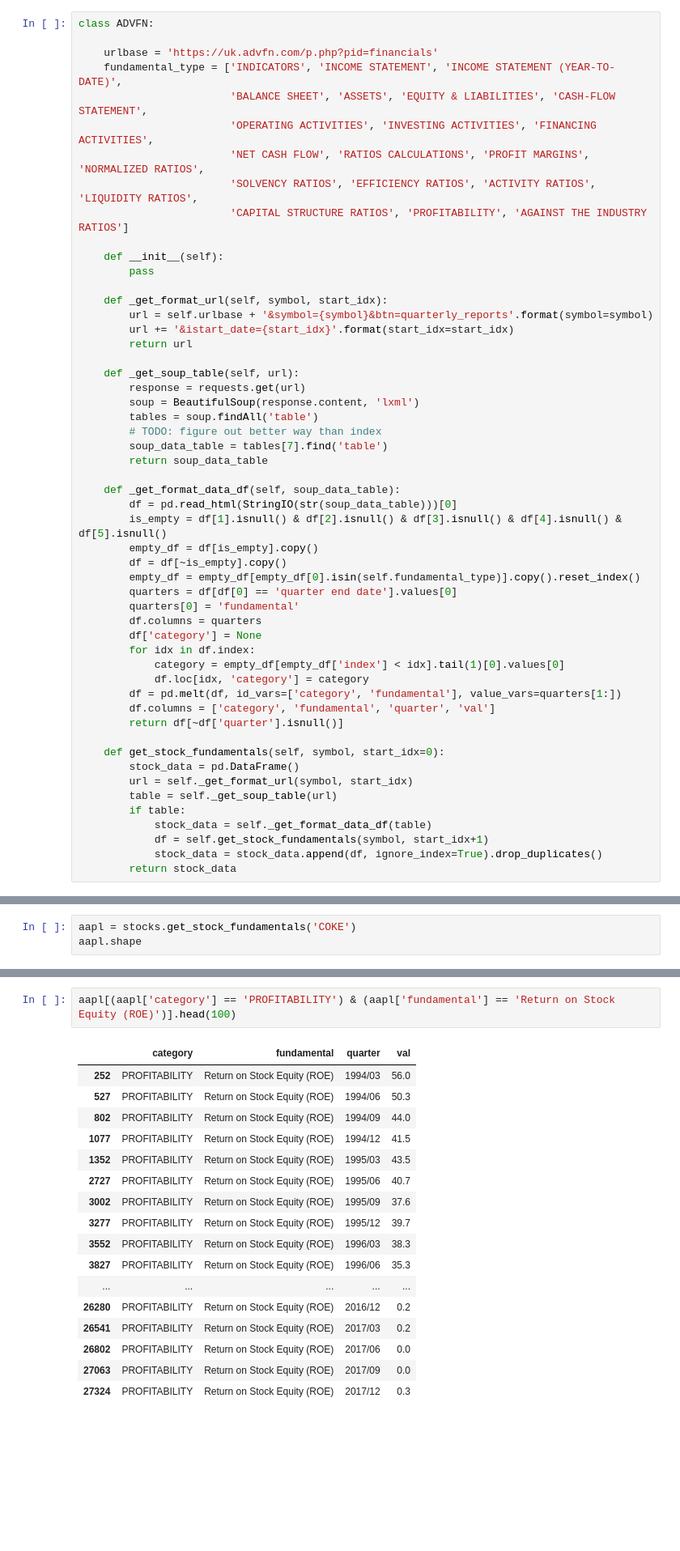
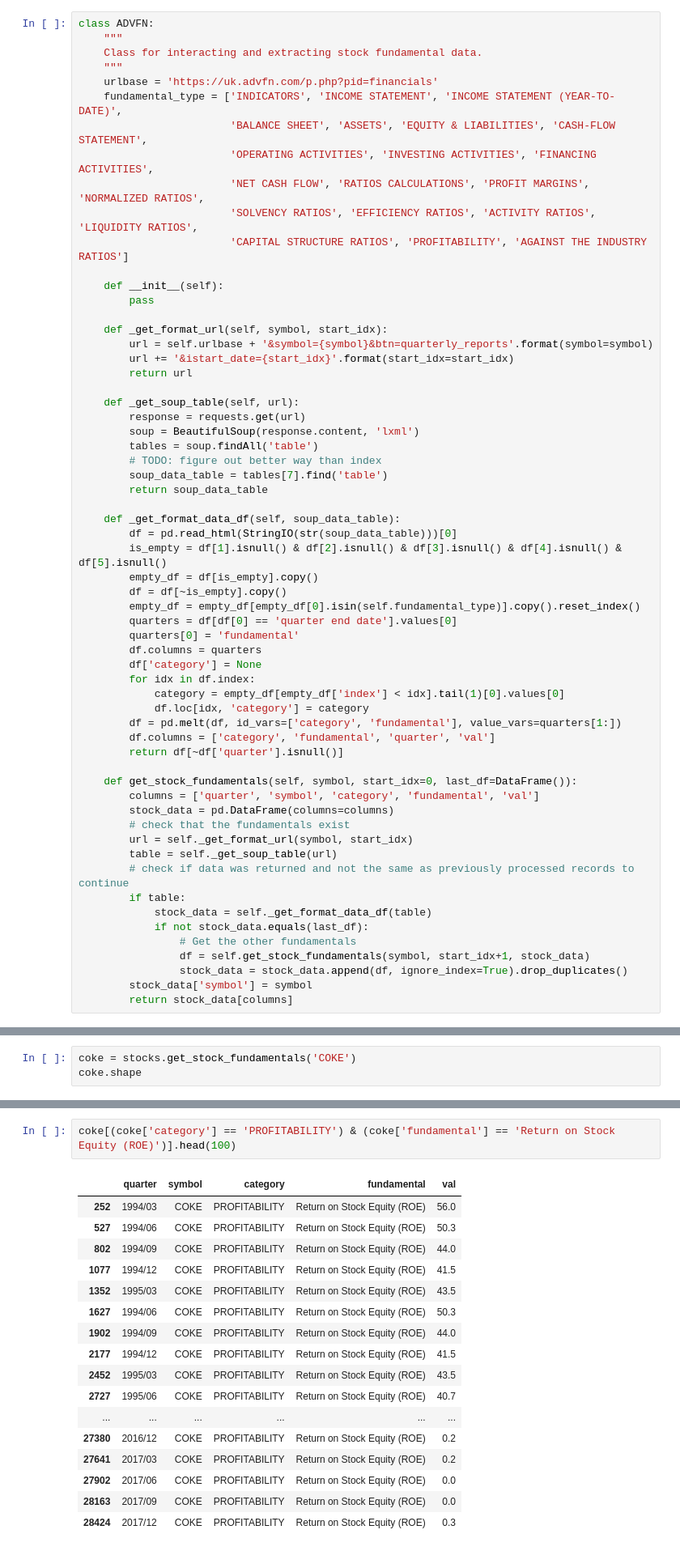
Before and after one commit to mcdaded/1--Python-Notebooks, a Jupyter notebook: Stocks/Quarterly Stock Fundamentals.ipynb, the cells around one changed output, grey strips where cells are left out. Shown: that part at 81% size. Cells and saved outputs as stored; diff of their text form; blank space fills up the shorter version.

Commit message:
Stock Model Updates

```diff
--- a/Stocks/Quarterly Stock Fundamentals.ipynb
+++ b/Stocks/Quarterly Stock Fundamentals.ipynb
@@ -14,7 +15,9 @@ from bs4 import BeautifulSoup
 from io import StringIO
 # %%
 class ADVFN:
-
+    """
+    Class for interacting and extracting stock fundamental data.
+    """
     urlbase = 'https://uk.advfn.com/p.php?pid=financials'
     fundamental_type = ['INDICATORS', 'INCOME STATEMENT', 'INCOME STATEMENT (YEAR-TO-DATE)',
                         'BALANCE SHEET', 'ASSETS', 'EQUITY & LIABILITIES', 'CASH-FLOW STATEMENT',
@@ -56,14 +59,20 @@ class ADVFN:
         df.columns = ['category', 'fundamental', 'quarter', 'val']
         return df[~df['quarter'].isnull()]
 
-    def get_stock_fundamentals(self, symbol, start_idx=0):
-        stock_data = pd.DataFrame()
+    def get_stock_fundamentals(self, symbol, start_idx=0, last_df=DataFrame()):
+        columns = ['quarter', 'symbol', 'category', 'fundamental', 'val']
+        stock_data = pd.DataFrame(columns=columns)
+        # check that the fundamentals exist
         url = self._get_format_url(symbol, start_idx)
         table = self._get_soup_table(url)
+        # check if data was returned and not the same as previously processed records to continue
         if table:
             stock_data = self._get_format_data_df(table)
-            df = self.get_stock_fundamentals(symbol, start_idx+1)
-            stock_data = stock_data.append(df, ignore_index=True).drop_duplicates()
-        return stock_data
+            if not stock_data.equals(last_df):
+                # Get the other fundamentals
+                df = self.get_stock_fundamentals(symbol, start_idx+1, stock_data)
+                stock_data = stock_data.append(df, ignore_index=True).drop_duplicates()
+        stock_data['symbol'] = symbol
+        return stock_data[columns]
 # %%
 stocks = ADVFN()
@@ -70,3 +88,3 @@ stocks = ADVFN()
 # %%
-aapl = stocks.get_stock_fundamentals('COKE')
-aapl.shape
+coke = stocks.get_stock_fundamentals('COKE')
+coke.shape
@@ -75,20 +91,20 @@ aapl.shape
 # %%
-aapl[(aapl['category'] == 'PROFITABILITY') & (aapl['fundamental'] == 'Return on Stock Equity (ROE)')].head(100)
+coke[(coke['category'] == 'PROFITABILITY') & (coke['fundamental'] == 'Return on Stock Equity (ROE)')].head(100)
 # %% [output]
-|  | category | fundamental | quarter | val |
-| 252 | PROFITABILITY | Return on Stock Equity (ROE) | 1994/03 | 56.0 |
-| 527 | PROFITABILITY | Return on Stock Equity (ROE) | 1994/06 | 50.3 |
-| 802 | PROFITABILITY | Return on Stock Equity (ROE) | 1994/09 | 44.0 |
-| 1077 | PROFITABILITY | Return on Stock Equity (ROE) | 1994/12 | 41.5 |
-| 1352 | PROFITABILITY | Return on Stock Equity (ROE) | 1995/03 | 43.5 |
-| 2727 | PROFITABILITY | Return on Stock Equity (ROE) | 1995/06 | 40.7 |
-| 3002 | PROFITABILITY | Return on Stock Equity (ROE) | 1995/09 | 37.6 |
-| 3277 | PROFITABILITY | Return on Stock Equity (ROE) | 1995/12 | 39.7 |
-| 3552 | PROFITABILITY | Return on Stock Equity (ROE) | 1996/03 | 38.3 |
-| 3827 | PROFITABILITY | Return on Stock Equity (ROE) | 1996/06 | 35.3 |
-| ... | ... | ... | ... | ... |
-| 26280 | PROFITABILITY | Return on Stock Equity (ROE) | 2016/12 | 0.2 |
-| 26541 | PROFITABILITY | Return on Stock Equity (ROE) | 2017/03 | 0.2 |
-| 26802 | PROFITABILITY | Return on Stock Equity (ROE) | 2017/06 | 0.0 |
-| 27063 | PROFITABILITY | Return on Stock Equity (ROE) | 2017/09 | 0.0 |
-| 27324 | PROFITABILITY | Return on Stock Equity (ROE) | 2017/12 | 0.3 |
+|  | quarter | symbol | category | fundamental | val |
+| 252 | 1994/03 | COKE | PROFITABILITY | Return on Stock Equity (ROE) | 56.0 |
+| 527 | 1994/06 | COKE | PROFITABILITY | Return on Stock Equity (ROE) | 50.3 |
+| 802 | 1994/09 | COKE | PROFITABILITY | Return on Stock Equity (ROE) | 44.0 |
+| 1077 | 1994/12 | COKE | PROFITABILITY | Return on Stock Equity (ROE) | 41.5 |
+| 1352 | 1995/03 | COKE | PROFITABILITY | Return on Stock Equity (ROE) | 43.5 |
+| 1627 | 1994/06 | COKE | PROFITABILITY | Return on Stock Equity (ROE) | 50.3 |
+| 1902 | 1994/09 | COKE | PROFITABILITY | Return on Stock Equity (ROE) | 44.0 |
+| 2177 | 1994/12 | COKE | PROFITABILITY | Return on Stock Equity (ROE) | 41.5 |
+| 2452 | 1995/03 | COKE | PROFITABILITY | Return on Stock Equity (ROE) | 43.5 |
+| 2727 | 1995/06 | COKE | PROFITABILITY | Return on Stock Equity (ROE) | 40.7 |
+| ... | ... | ... | ... | ... | ... |
+| 27380 | 2016/12 | COKE | PROFITABILITY | Return on Stock Equity (ROE) | 0.2 |
+| 27641 | 2017/03 | COKE | PROFITABILITY | Return on Stock Equity (ROE) | 0.2 |
+| 27902 | 2017/06 | COKE | PROFITABILITY | Return on Stock Equity (ROE) | 0.0 |
+| 28163 | 2017/09 | COKE | PROFITABILITY | Return on Stock Equity (ROE) | 0.0 |
+| 28424 | 2017/12 | COKE | PROFITABILITY | Return on Stock Equity (ROE) | 0.3 |
```
Also changed, not shown: parts of 5 cells of this notebook, 19 other files.
